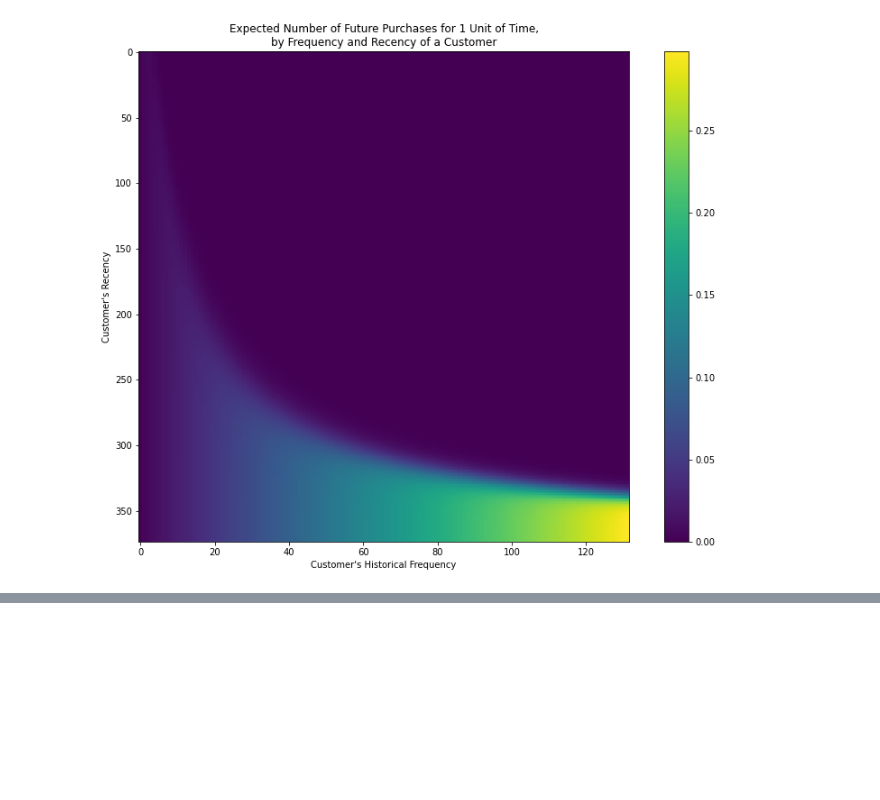
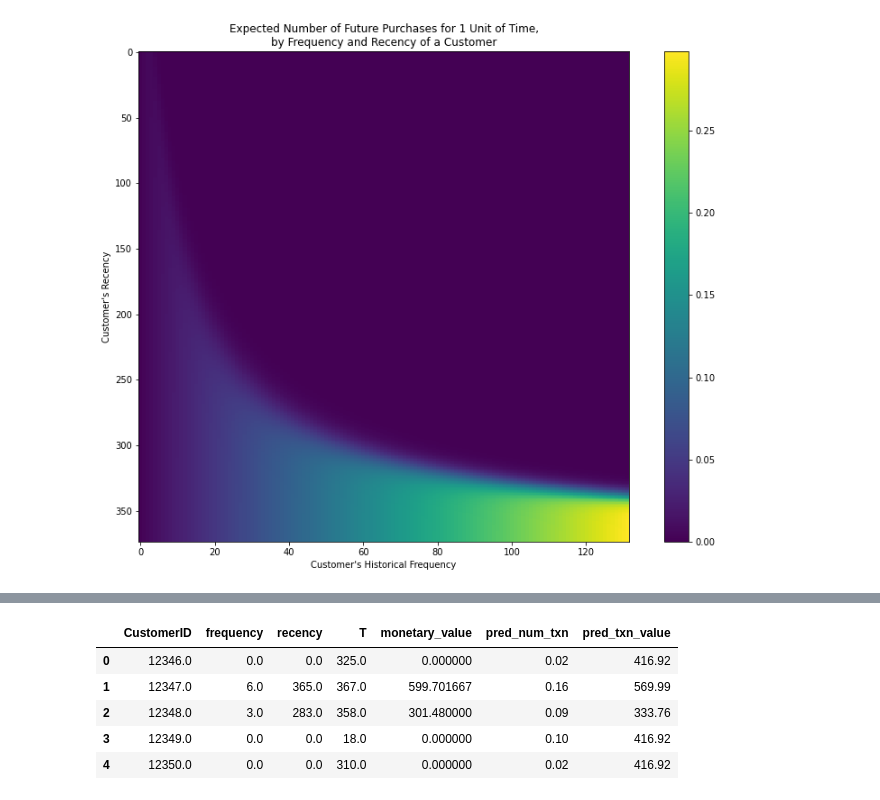
Before and after one commit to shubhamkoul007/Acquire-Valued-Shopper-Challenge-Team1-TDL, a Jupyter notebook: Team1_Project1_1.ipynb, the cells around one changed output, grey strips where cells are left out. Saved outputs shown, nothing was run; the diff lists cells and outputs as text; code cells hidden in the pictures; blank space fills up the shorter version.

```diff
--- a/Team1_Project1_1.ipynb
+++ b/Team1_Project1_1.ipynb
@@ -194,0 +239,7 @@ plot_period_transactions(bgf)
+# %%
+
+#Shortlist customers who had at least one repeat purchase with the company.
+shortlisted_customers = lf_data[lf_data['frequency']>0]
+print(shortlisted_customers.head().reset_index())
+print("-----------------------------------------")
+print("The Number of Returning Customers are: ",len(shortlisted_customers))
@@ -194,0 +255,8 @@ plot_period_transactions(bgf)
+# %%
+
+#Train gamma-gamma model by taking into account the monetary_value.
+from lifetimes import GammaGammaFitter
+ggf = GammaGammaFitter(penalizer_coef = 0)
+ggf.fit(shortlisted_customers['frequency'],
+        shortlisted_customers['monetary_value'])
+print(ggf)
@@ -194,0 +285,14 @@ plot_period_transactions(bgf)
+# %%
+
+
+lf_data['pred_txn_value'] = round(ggf.conditional_expected_average_profit(
+        lf_data['frequency'],
+        lf_data['monetary_value']), 2)
+lf_data.reset_index().head()
+# %% [output]
+|  | CustomerID | frequency | recency | T | monetary_value | pred_num_txn | pred_txn_value |
+| 0 | 12346.0 | 0.0 | 0.0 | 325.0 | 0.000000 | 0.02 | 416.92 |
+| 1 | 12347.0 | 6.0 | 365.0 | 367.0 | 599.701667 | 0.16 | 569.99 |
+| 2 | 12348.0 | 3.0 | 283.0 | 358.0 | 301.480000 | 0.09 | 333.76 |
+| 3 | 12349.0 | 0.0 | 0.0 | 18.0 | 0.000000 | 0.10 | 416.92 |
+| 4 | 12350.0 | 0.0 | 0.0 | 310.0 | 0.000000 | 0.02 | 416.92 |
```
Also changed, not shown: parts of 10 cells of this notebook.
